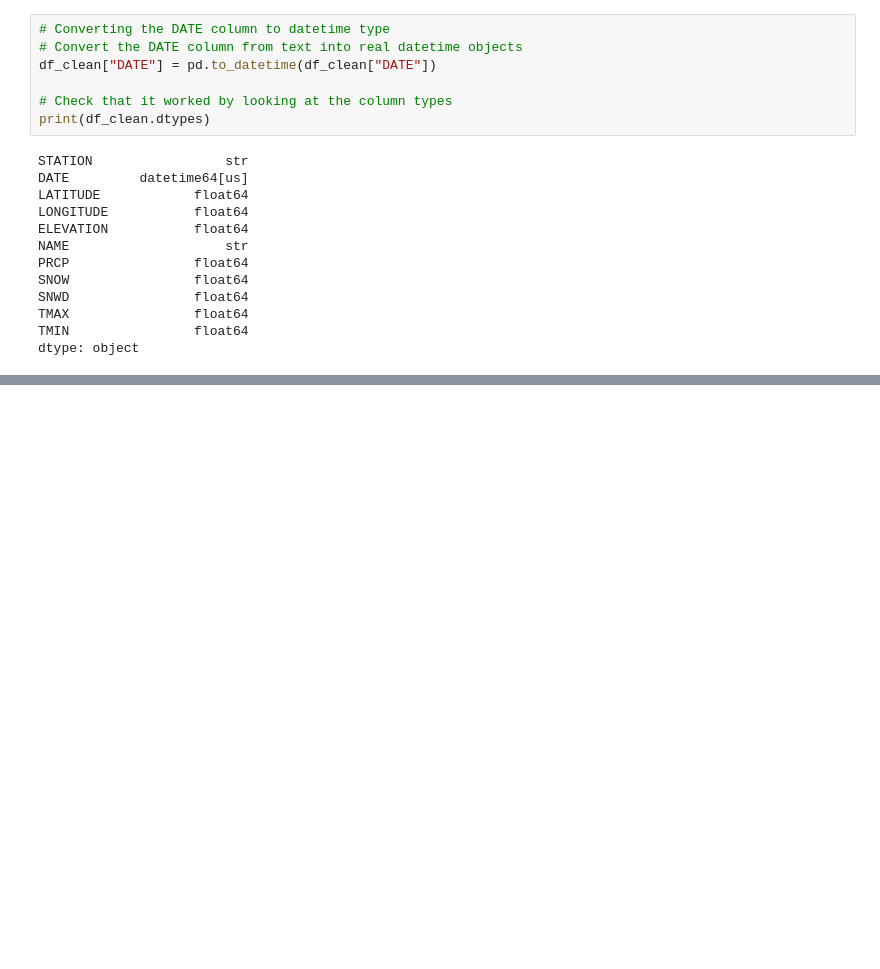
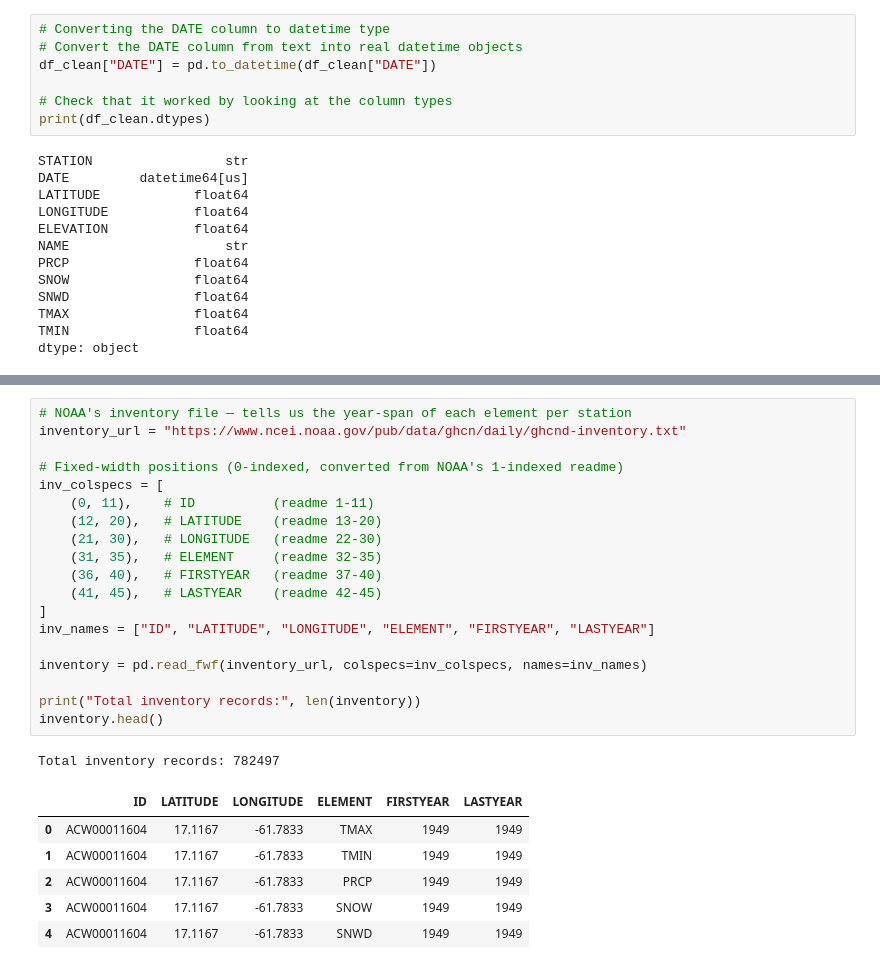
Before and after one commit to Sudarshan006/climate-risk-dashboard, a Jupyter notebook: notebooks/01_explore_ghcn.ipynb, the cells around one changed output, grey strips where cells are left out. Drawn from its saved outputs; the diff is of its cells as text; blank space fills up the shorter version.

```diff
--- a/notebooks/01_explore_ghcn.ipynb
+++ b/notebooks/01_explore_ghcn.ipynb
@@ -138,0 +192,27 @@ plt.show()
+# %%
+# NOAA's inventory file — tells us the year-span of each element per station
+inventory_url = "https://www.ncei.noaa.gov/pub/data/ghcn/daily/ghcnd-inventory.txt"
+
+# Fixed-width positions (0-indexed, converted from NOAA's 1-indexed readme)
+inv_colspecs = [
+    (0, 11),    # ID          (readme 1-11)
+    (12, 20),   # LATITUDE    (readme 13-20)
+    (21, 30),   # LONGITUDE   (readme 22-30)
+    (31, 35),   # ELEMENT     (readme 32-35)
+    (36, 40),   # FIRSTYEAR   (readme 37-40)
+    (41, 45),   # LASTYEAR    (readme 42-45)
+]
+inv_names = ["ID", "LATITUDE", "LONGITUDE", "ELEMENT", "FIRSTYEAR", "LASTYEAR"]
+
+inventory = pd.read_fwf(inventory_url, colspecs=inv_colspecs, names=inv_names)
+
+print("Total inventory records:", len(inventory))
+inventory.head()
+# %% [output]
+Total inventory records: 782497
+|  | ID | LATITUDE | LONGITUDE | ELEMENT | FIRSTYEAR | LASTYEAR |
+| 0 | ACW00011604 | 17.1167 | -61.7833 | TMAX | 1949 | 1949 |
+| 1 | ACW00011604 | 17.1167 | -61.7833 | TMIN | 1949 | 1949 |
+| 2 | ACW00011604 | 17.1167 | -61.7833 | PRCP | 1949 | 1949 |
+| 3 | ACW00011604 | 17.1167 | -61.7833 | SNOW | 1949 | 1949 |
+| 4 | ACW00011604 | 17.1167 | -61.7833 | SNWD | 1949 | 1949 |
```
Also changed, not shown: parts of 6 cells of this notebook, 1 other file.
